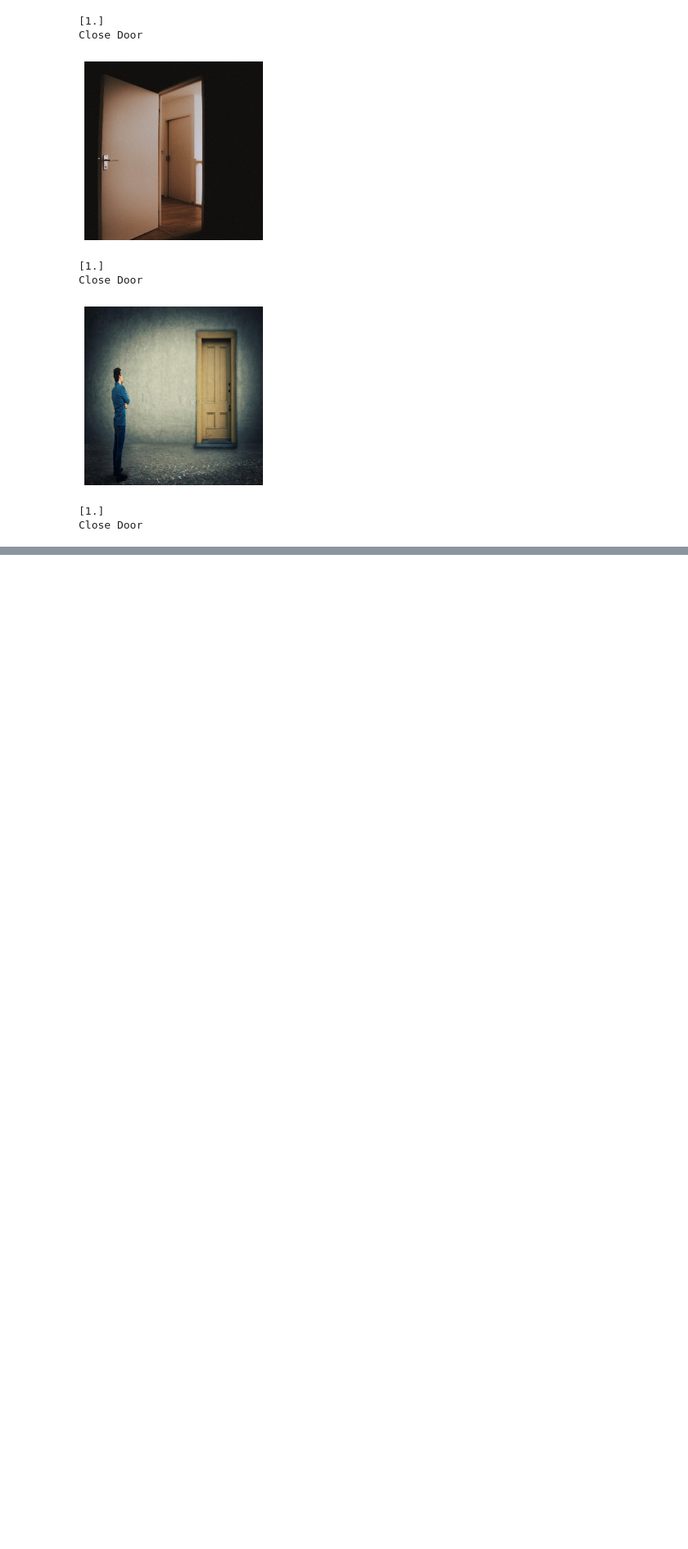
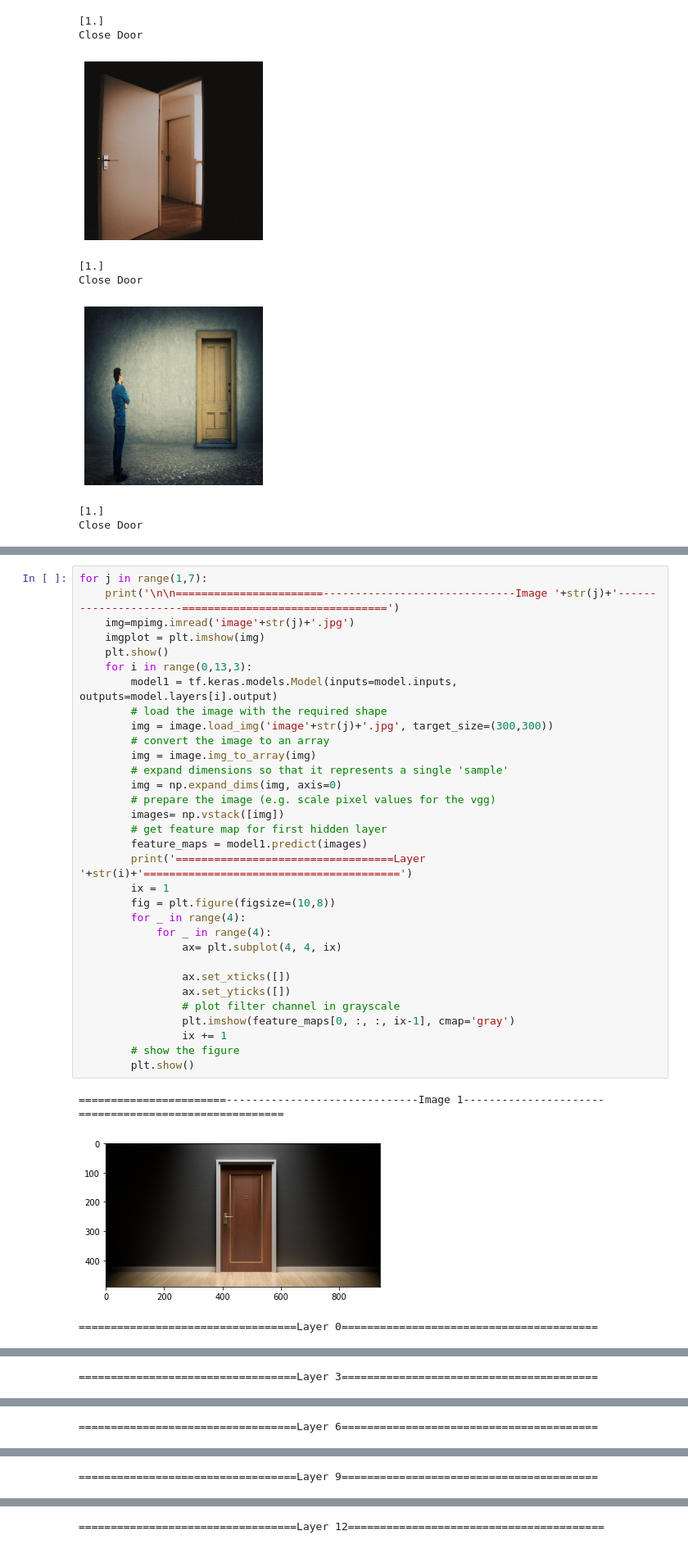
Before and after one commit to utkarsh0702/Projects, a Jupyter notebook: Door_Open_Close.ipynb, the cells around one changed output, grey strips where cells are left out. Shown at 82% size. Saved outputs shown, nothing was run; the diff lists cells and outputs as text; blank space fills up the shorter version.

```diff
--- a/Door_Open_Close.ipynb
+++ b/Door_Open_Close.ipynb
@@ -274,0 +260,36 @@ for i in range(len(model.layers)):
+# %%
+for j in range(1,7):
+	print('\n\n=======================------------------------------Image '+str(j)+'----------------------================================')
+	img=mpimg.imread('image'+str(j)+'.jpg')
+	imgplot = plt.imshow(img)
+	plt.show()
+	for i in range(0,13,3):
+		model1 = tf.keras.models.Model(inputs=model.inputs, outputs=model.layers[i].output)
+		# load the image with the required shape
+		img = image.load_img('image'+str(j)+'.jpg', target_size=(300,300))
+		# convert the image to an array
+		img = image.img_to_array(img)
+		# expand dimensions so that it represents a single 'sample'
+		img = np.expand_dims(img, axis=0)
+		# prepare the image (e.g. scale pixel values for the vgg)
+		images= np.vstack([img])
+		# get feature map for first hidden layer
+		feature_maps = model1.predict(images)
+		print('==================================Layer '+str(i)+'========================================')
+		ix = 1
+		fig = plt.figure(figsize=(10,8))
+		for _ in range(4):
+			for _ in range(4):
+				ax= plt.subplot(4, 4, ix)
+
+				ax.set_xticks([])
+				ax.set_yticks([])
+				# plot filter channel in grayscale
+				plt.imshow(feature_maps[0, :, :, ix-1], cmap='gray')
+				ix += 1
+		# show the figure
+		plt.show()
+# %% [output]
+=======================------------------------------Image 1----------------------================================
+[figure, added]
+==================================Layer 0========================================
@@ -274,0 +297 @@ for i in range(len(model.layers)):
+==================================Layer 3========================================
@@ -274,0 +299 @@ for i in range(len(model.layers)):
+==================================Layer 6========================================
@@ -274,0 +301 @@ for i in range(len(model.layers)):
+==================================Layer 9========================================
@@ -274,0 +303 @@ for i in range(len(model.layers)):
+==================================Layer 12========================================
```
Also changed, not shown: parts of 10 cells of this notebook.
